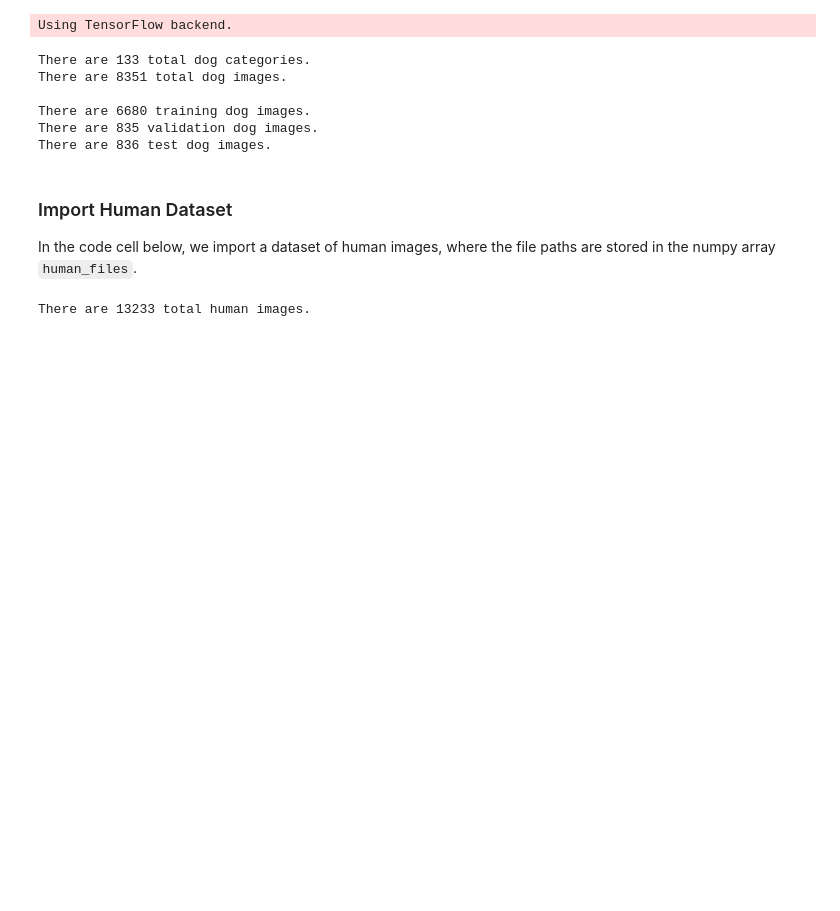
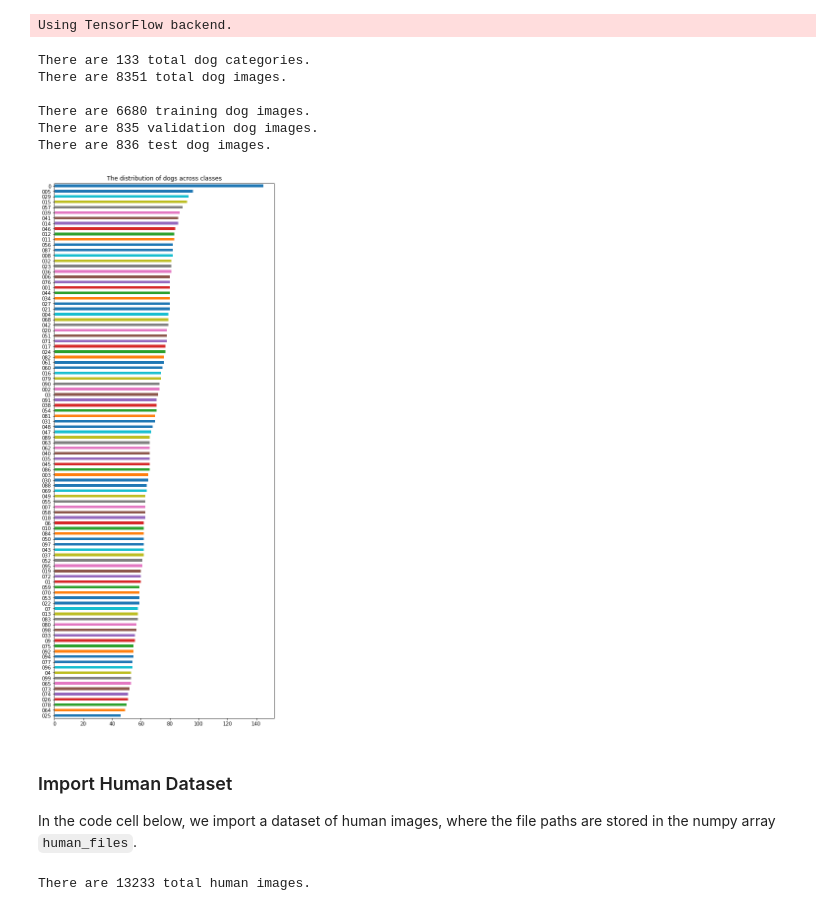
Before and after one commit to capenaranda05/Data-Scientist-Nanodegree---Dog-breed-classifier-, a Jupyter notebook: dog_app.ipynb, the cells around one changed output. Saved outputs shown, nothing was run; the diff lists cells and outputs as text; code cells hidden in the pictures; blank space fills up the shorter version.

Commit message:
add distribution

```diff
--- a/dog_app.ipynb
+++ b/dog_app.ipynb
@@ -91,6 +91,17 @@ There are 8351 total dog images.
 There are 6680 training dog images.
 There are 835 validation dog images.
 There are 836 test dog images.
+# %%
+dogs = []
+for i in range(len(np.hstack([train_files, valid_files, test_files]))):
+    img=np.hstack([train_files, valid_files, test_files])[i][np.hstack([train_files, valid_files, test_files])[i].find("0"):]
+    dogs.append(img[:img.find(".")])
+# %%
+pd.DataFrame(dogs)[0].value_counts()[:100].sort_values(ascending=True).plot(kind='barh',
+                                               title = "The distribution of dogs across classes",
+                                               figsize=(8,20));
+# %% [output]
+[figure, added]
 # %% [markdown]
 ### Import Human Dataset
 
```
